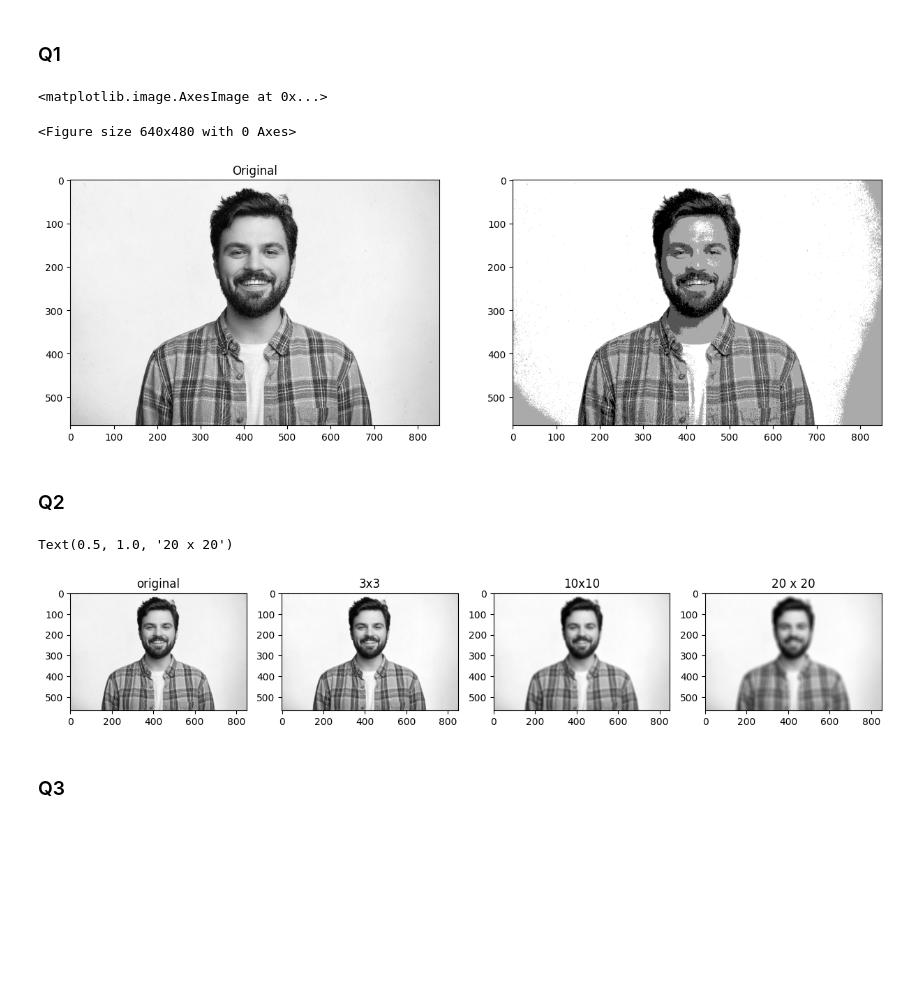
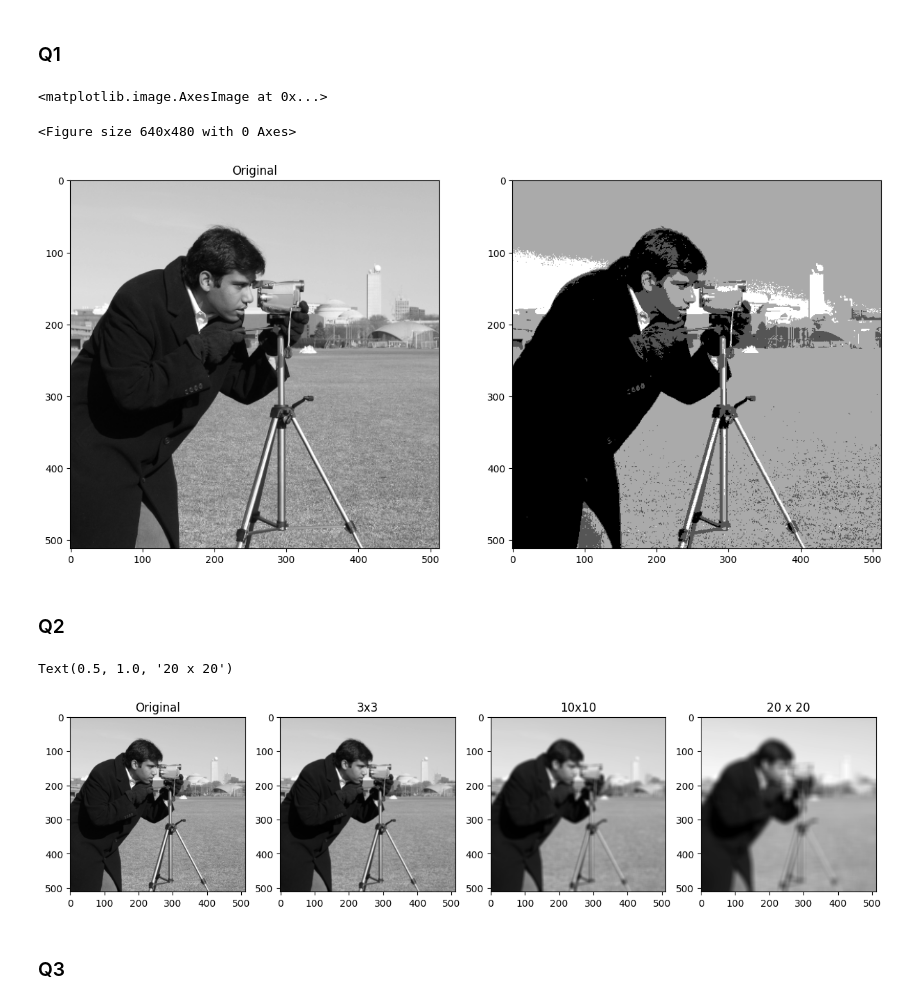
Before and after one commit to ManojBD/EE7204_Assignment01_3318, a Jupyter notebook: TakeHomeAssignment_01.ipynb, the cells around one changed output. Drawn from its saved outputs; the diff is of its cells as text; code cells hidden in the pictures; blank space fills up the shorter version.

```diff
--- a/TakeHomeAssignment_01.ipynb
+++ b/TakeHomeAssignment_01.ipynb
@@ -10,28 +10,35 @@ import matplotlib.pyplot as plt
 ### Q1
 # %%
 # Read the image
-img = cv2.imread("images/man.jpg", 0)
-image = cv2.resize(img,(0,0), fx=0.1, fy=0.1)
+# img = cv2.imread("images/man.jpg", 0)
+from skimage import data
+image = data.camera()
+
+# image = cv2.cvtColor(img0, cv2.COLOR_BGR2GRAY)
+
+# image = cv2.resize(img,(0,0), fx=0.1, fy=0.1)
 plt.gray()
+
 # Get the desired number of intensity levels
-num_levels = int(input("Enter the number of intensity levels (in powers of 2): "))
+intns_levels = int(input("Enter the number of intensity levels (in powers of 2): "))
+#in here intns_levels is given as 2
 
-max_level = 2**num_levels - 1
+max_level = 2**intns_levels-1
 
-img = (image / 256) * max_level
+img2 = (image / 256) * max_level
 
-img = np.round(img)
+img3 = np.round(img2).astype(int)
 
 #show images
 f, arr0 = plt.subplots(1,2,figsize=(15,15))
 
 arr0[0].imshow(image)
 arr0[0].set_title('Original')
-arr0[1].imshow(img)
+arr0[1].imshow(img3)
 # %% [output]
 <matplotlib.image.AxesImage at 0x...>
 <Figure size 640x480 with 0 Axes>
-[figure, old version]
+[figure, new version]
 # %% [markdown]
 ### Q2
 # %%
@@ -57,7 +64,7 @@ arr1[3].imshow(image20k)
 arr1[3].set_title('20 x 20')
 # %% [output]
 Text(0.5, 1.0, '20 x 20')
-[figure, old version]
+[figure, new version]
 # %% [markdown]
 ### Q3
 # %%
```
Also changed, not shown: parts of 4 cells of this notebook.
